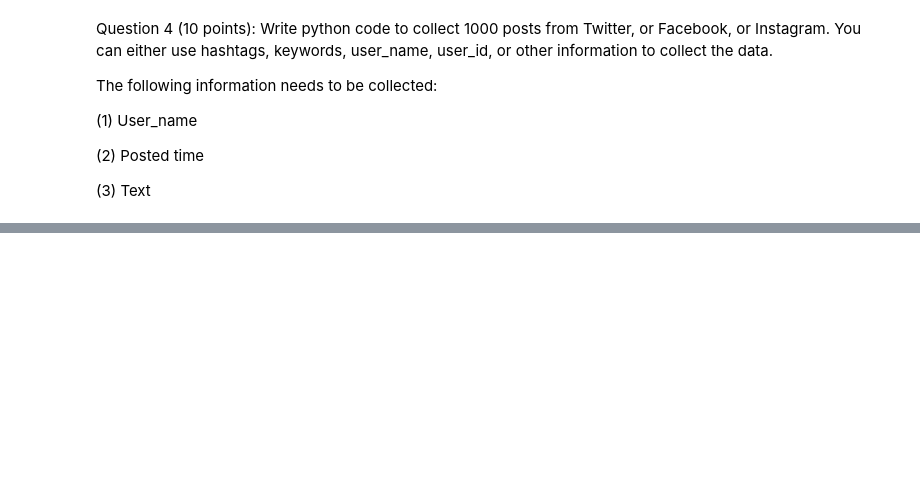
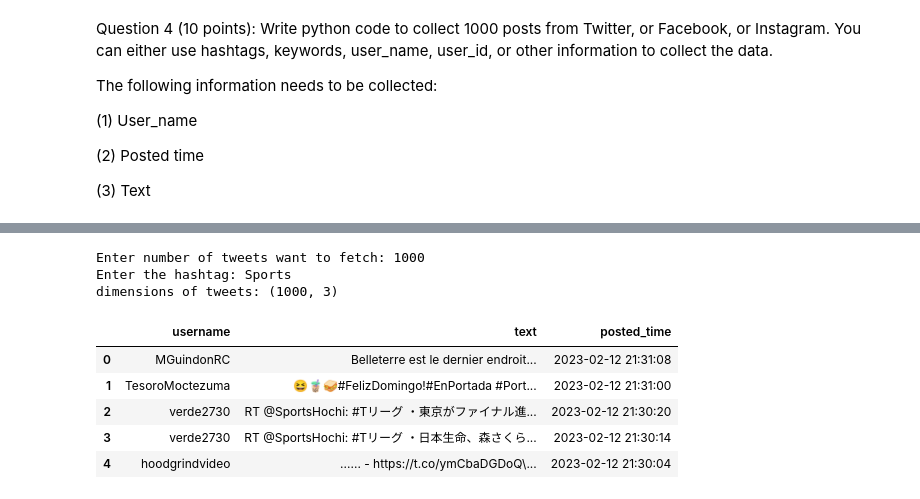
Before and after one commit to abhi147p/Abhishek_INFO5731_Spring2020, a Jupyter notebook: In_class_exercise_02_02072023.ipynb, the cells around one changed output, grey strips where cells are left out. Saved outputs shown, nothing was run; the diff lists cells and outputs as text; code cells hidden in the pictures; blank space fills up the shorter version.

```diff
--- a/In_class_exercise_02_02072023.ipynb
+++ b/In_class_exercise_02_02072023.ipynb
@@ -224,0 +289,74 @@ dimensions of tweets: (1000, 3)
+# %%
+# You code here (Please add comments in the code):
+
+# hashtag
+
+import tweepy
+import pandas as pd
+
+consumer_key = "u7L1lnR7HN85dn1qnTFO1cegb"
+consumer_secret = "QN1JrEmit2To46ZcwWAT4aI5QGWZXWRDDUPnMCWV5M66SFc8wT"
+access_key = "1144377060036620294-BSEicX3zH7hIhksbNZV9mrWFwa07cO"
+access_secret = "gxWMOodDq1nQAjix9mHEOUSAtgE7XH5ctHInm0XRslJce"
+
+def authenticate():
+    # Using OAuthHandler to authorize into twitter account by passing consumer_key, consumer_secret, access_key and access_secret
+    auth = tweepy.OAuthHandler(consumer_key, consumer_secret)
+    auth.set_access_token(access_key, access_secret)
+    # getting tweepy API by sending performed authentication
+    api = tweepy.API(auth)
+    return api
+
+def fetch_tweets(api, num_of_tweets, hashtag):
+    """
+      params1: api, is an twitter api(tweepy), that has been authenticated to get the data from twitter
+      params2: num_of_tweets, total amount of tweets or posts required
+      params3: hashtag, topic or name on which we want to search for tweet
+      return: list of N num of all_tweets containing each tweet with info.
+    """
+    # all_tweets = []
+    """
+    With the help of tweepy Cursor, using search_api and hashtag query as parameters, fetching all the tweets from twitter on particular
+    topic of hashtag. The number of tweets to be fetched is handled with the help of items(num_of_tweets)
+    """
+    # for tweet in tweepy.Cursor(api.search, q='#' + hashtag).items(num_of_tweets):
+    #     all_tweets.append(tweet)
+    all_tweets = [tweet for tweet in tweepy.Cursor(api.search, q='#' + hashtag).items(num_of_tweets)]
+    return all_tweets
+
+def fetch_tweet_info(tweet):
+    """
+      params1: tweet, containing each post of tweet info
+      return: list of user_name, tweet_text and tweet_posted_at
+    """
+    # fetching each tweet info, such as user_name, tweet_text, posted_time
+    return [str(tweet.user.screen_name), str(tweet.text), str(tweet.created_at)]
+
+def get_Tweets():
+    """
+      return: dataframe containing the list of all tweets info with username, tweet_text, posted_time
+    """
+    # Authentication of twitter devloper account
+    tweet_api = authenticate()
+    num_of_tweets = int(input("Enter number of tweets want to fetch: "))
+    hashtag = input("Enter the hashtag: ")
+    all_tweets = fetch_tweets(tweet_api, num_of_tweets, hashtag)
+    # fetching each tweet info
+    tweet_info = list(map(fetch_tweet_info, all_tweets))
+    # setting all tweets info into dataframe with columns of usermname, text and posted_time, to analyze our data more effectively using numpy and pandas
+    df = pd.DataFrame(tweet_info, columns=["username", "text", "posted_time"])
+    print(f"dimensions of tweets: {df.shape}")
+    return df
+
+df = get_Tweets()
+df.head()
+# %% [output]
+Enter number of tweets want to fetch: 1000
+Enter the hashtag: Sports
+dimensions of tweets: (1000, 3)
+|  | username | text | posted_time |
+| 0 | MGuindonRC | Belleterre est le dernier endroit... | 2023-02-12 21:31:08 |
+| 1 | TesoroMoctezuma | 😆🧋🥪#FelizDomingo!#EnPortada #Port... | 2023-02-12 21:31:00 |
+| 2 | verde2730 | RT @SportsHochi: #Tリーグ ・東京がファイナル進... | 2023-02-12 21:30:20 |
+| 3 | verde2730 | RT @SportsHochi: #Tリーグ ・日本生命、森さくら... | 2023-02-12 21:30:14 |
+| 4 | hoodgrindvideo | ...... - https://t.co/ymCbaDGDoQ\... | 2023-02-12 21:30:04 |
```
Also changed, not shown: parts of 6 cells of this notebook.
